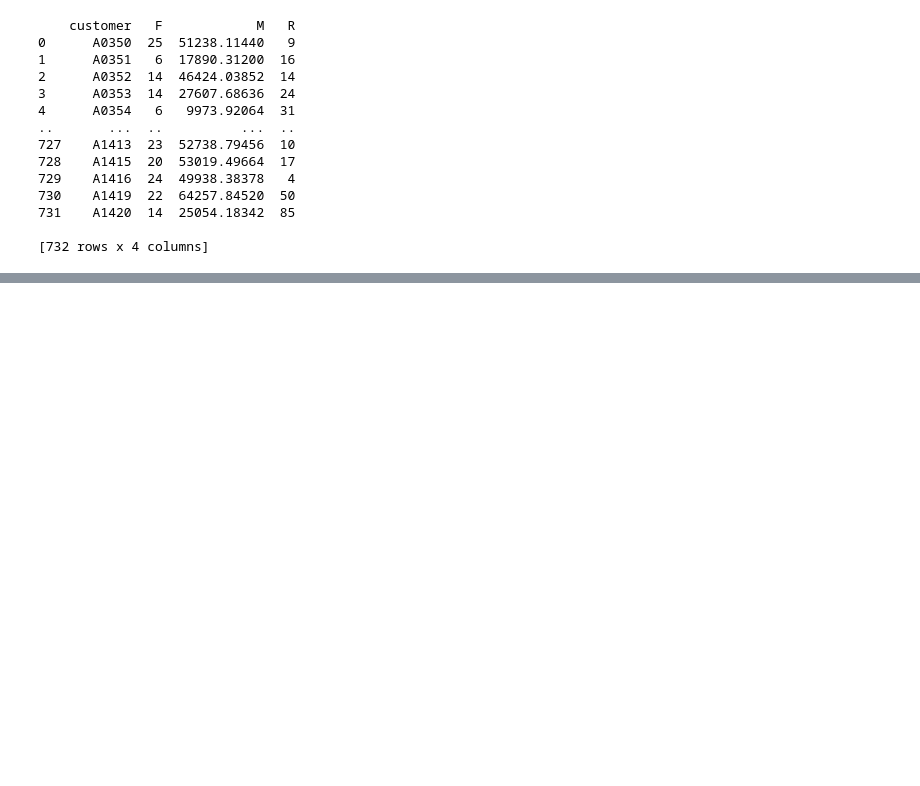
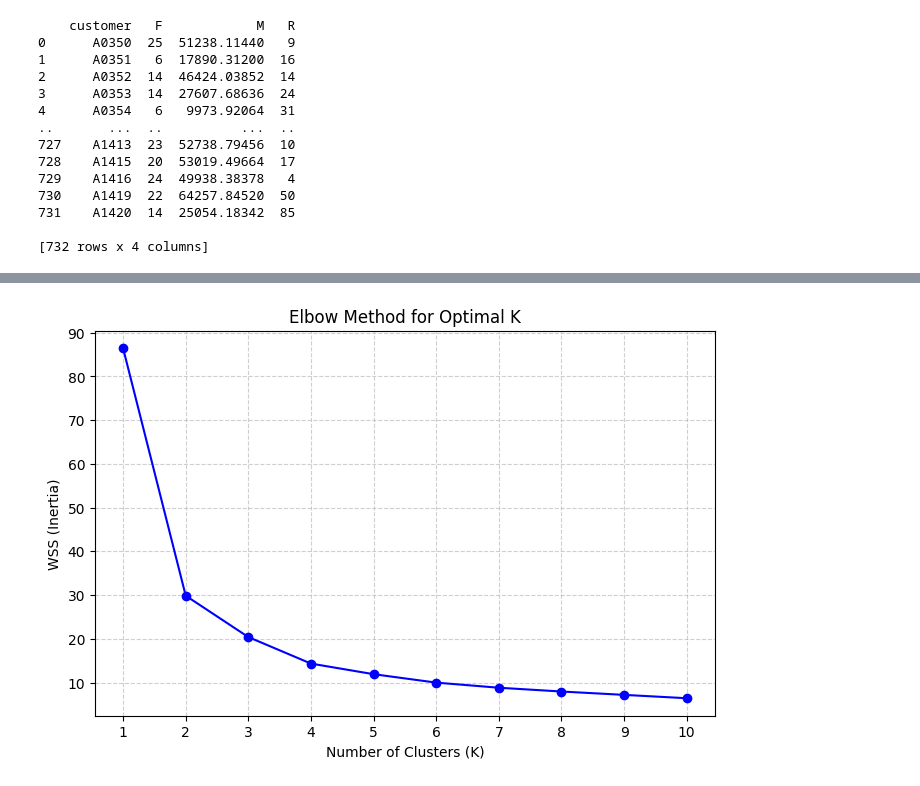
Before and after one commit to hey870922/RFM-Analysis, a Jupyter notebook: RFM_Analysis.ipynb, the cells around one changed output, grey strips where cells are left out. Cells and saved outputs as stored; diff of their text form; code cells hidden in the pictures; blank space fills up the shorter version.

```diff
--- a/RFM_Analysis.ipynb
+++ b/RFM_Analysis.ipynb
@@ -54,3 +49,17 @@ print(result_df)
 [732 rows x 4 columns]
 # %%
 result_df.to_csv("RFM_Data.csv", index = False)
+# %%
+from sklearn.preprocessing import MinMaxScaler
+
+# 複製一份資料進行正規化
+nrfm = result_df.copy()
+
+# 建立 MinMaxScaler 實例
+scaler = MinMaxScaler()
+
+# 對 R, F, M 進行正規化
+nrfm[['R', 'F', 'M']] = scaler.fit_transform(nrfm[['R', 'F', 'M']])
+
+# 顯示處理後的結果
+display(nrfm.head())
@@ -56,0 +73,28 @@ result_df.to_csv("RFM_Data.csv", index = False)
+# %%
+import matplotlib.pyplot as plt
+import seaborn as sns
+from sklearn.cluster import KMeans
+
+# 提取用於聚類的特徵：R, F, M
+X = nrfm[['R', 'F', 'M']]
+
+# 計算不同群數下的 WSS (Inertia)
+wss = []
+k_range = range(1, 11)
+
+for k in k_range:
+    kmeans = KMeans(n_clusters=k, random_state=42, n_init=10)
+    kmeans.fit(X)
+    wss.append(kmeans.inertia_)
+
+# 繪製手肘法圖表
+plt.figure(figsize=(8, 5))
+plt.plot(k_range, wss, marker='o', linestyle='-', color='b')
+plt.title('Elbow Method for Optimal K')
+plt.xlabel('Number of Clusters (K)')
+plt.ylabel('WSS (Inertia)')
+plt.xticks(k_range)
+plt.grid(True, linestyle='--', alpha=0.6)
+plt.show()
+# %% [output]
+[figure, added]
```
Also changed, not shown: parts of 11 cells of this notebook.
